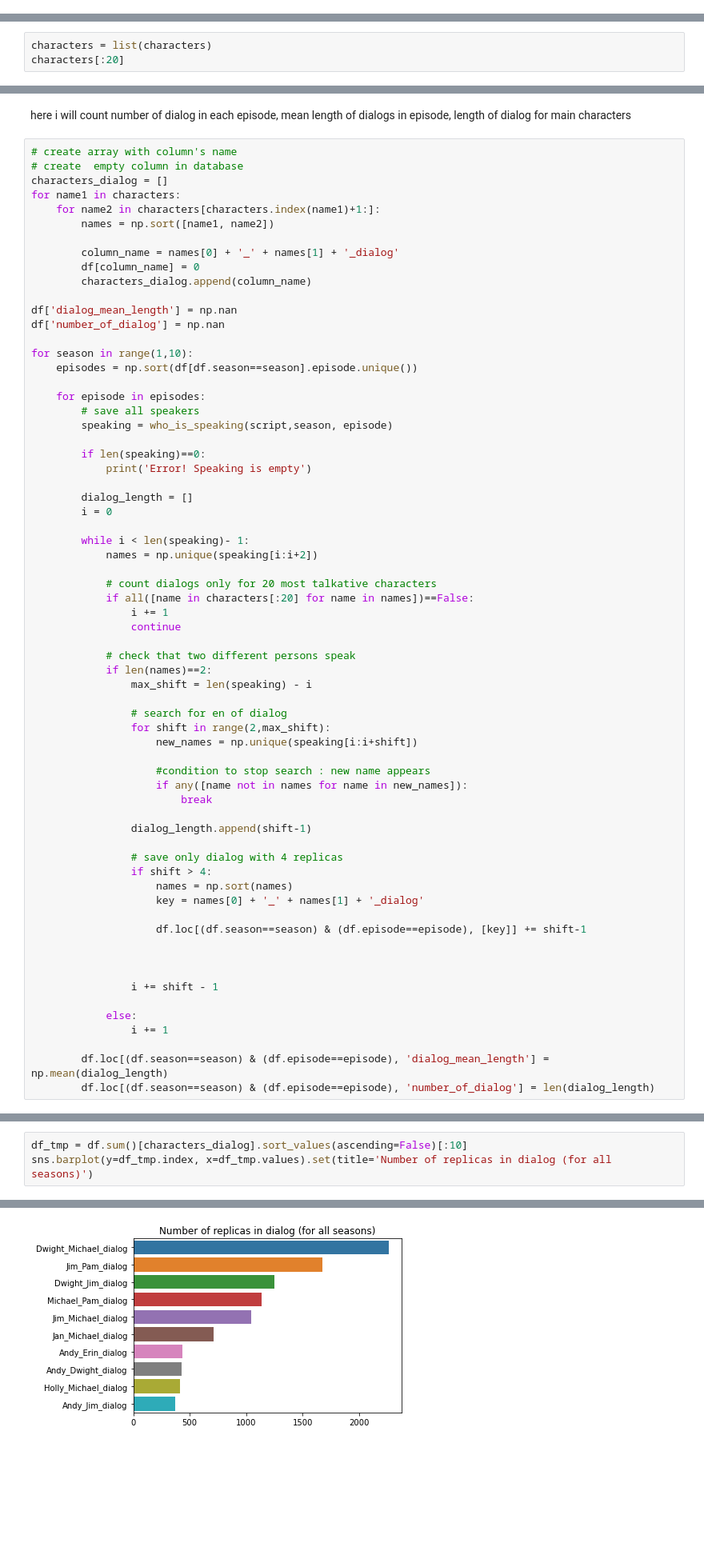
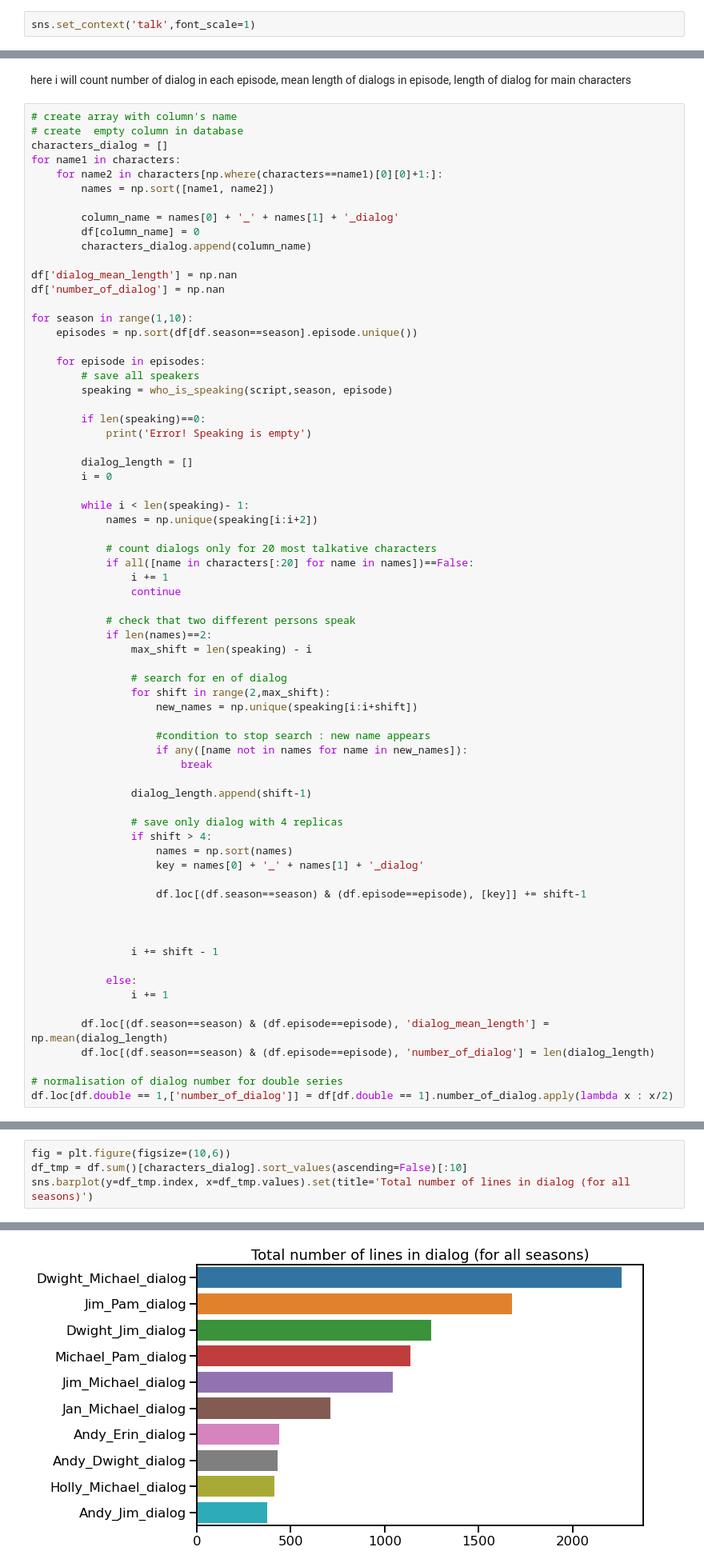
Before and after one commit to andronikova/the_office_data_analysis, a Jupyter notebook: FV.ipynb, the cells around one changed output, grey strips where cells are left out. Shown at 80% size. Drawn from its saved outputs; the diff is of its cells as text; blank space fills up the shorter version.

```diff
--- a/FV.ipynb
+++ b/FV.ipynb
@@ -815,4 +837,6 @@ for season in seasons:
 
                           }})
 df_tmp = pd.DataFrame(df_tmp).transpose()
+# %%
+sns.set_context('talk',font_scale=1)
 # %%
@@ -1002,6 +1043,3 @@ def who_is_speaking(df, season, episode):
         speaking.append(script_tmp[script_tmp.index==index].character.values[0])
 
     return speaking
-# %%
-characters = list(characters)
-characters[:20]
@@ -1033,7 +1050,7 @@ here i will count number of dialog in each episode, mean length of dialogs in ep
 # create  empty column in database
 characters_dialog = []
 for name1 in characters:
-    for name2 in characters[characters.index(name1)+1:]:
+    for name2 in characters[np.where(characters==name1)[0][0]+1:]:
         names = np.sort([name1, name2])
 
         column_name = names[0] + '_' + names[1] + '_dialog'
@@ -1094,3 +1111,6 @@ for season in range(1,10):
 
         df.loc[(df.season==season) & (df.episode==episode), 'dialog_mean_length'] = np.mean(dialog_length)
         df.loc[(df.season==season) & (df.episode==episode), 'number_of_dialog'] = len(dialog_length)
+
+# normalisation of dialog number for double series
+df.loc[df.double == 1,['number_of_dialog']] = df[df.double == 1].number_of_dialog.apply(lambda x : x/2)
@@ -1101,4 +1122,5 @@ df.loc[df.double == 1,['number_of_dialog']] = df[df.double == 1].number_of_dialo
 # %%
+fig = plt.figure(figsize=(10,6))
 df_tmp = df.sum()[characters_dialog].sort_values(ascending=False)[:10]
-sns.barplot(y=df_tmp.index, x=df_tmp.values).set(title='Number of replicas in dialog (for all seasons)')
+sns.barplot(y=df_tmp.index, x=df_tmp.values).set(title='Total number of lines in dialog (for all seasons)')
 # %% [output]
@@ -1106,4 +1128,4 @@ sns.barplot(y=df_tmp.index, x=df_tmp.values).set(title='Number of replicas in di
-[figure, old version]
+[figure, new version]
 # %%
 df.sum()[characters_dialog].sort_values(ascending=False)[:10]
 # %% [output]
```
Also changed, not shown: parts of 113 cells of this notebook, 4 other files.
